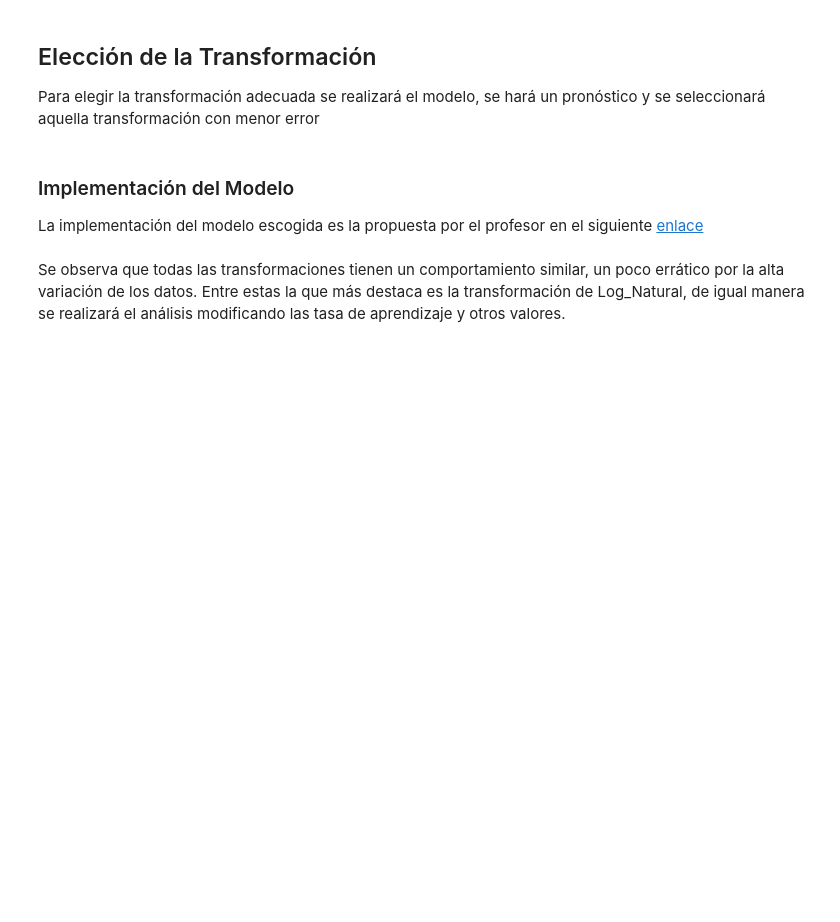
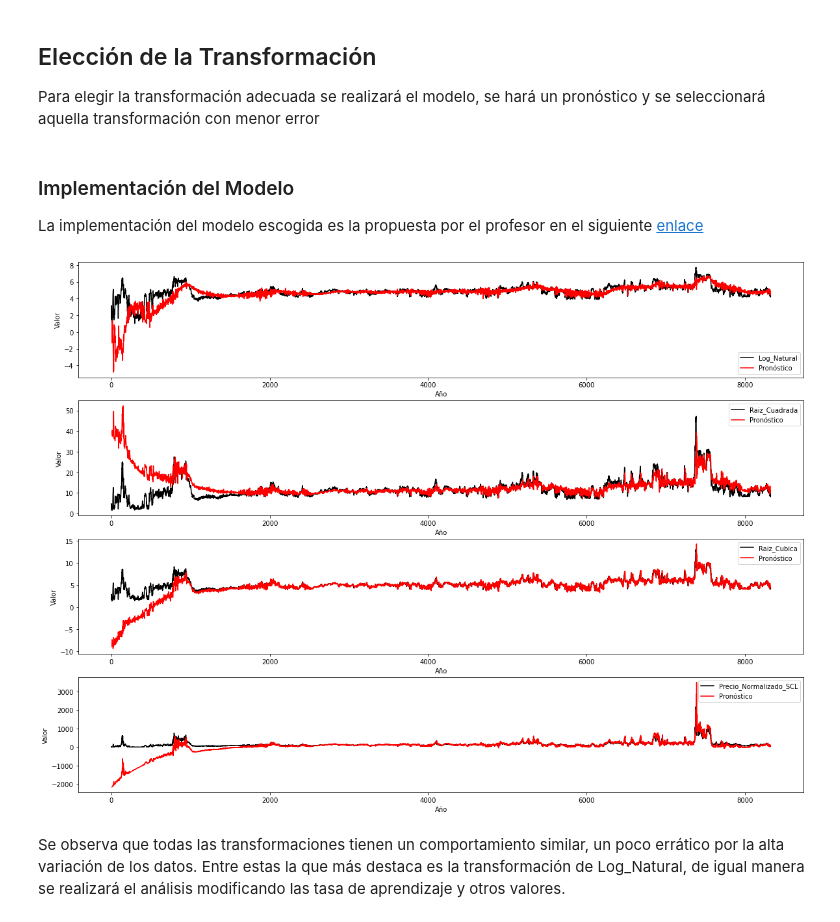
Before and after one commit to ANN-2019-2/evaluacion-saarboledaz, a Jupyter notebook: 01-precios.ipynb, the cells around one changed output. Cells and saved outputs as stored; diff of their text form; code cells hidden in the pictures; blank space fills up the shorter version.

```diff
--- a/01-precios.ipynb
+++ b/01-precios.ipynb
@@ -166,6 +209,8 @@ def transform(values,trans, inverse = False):
             return np.sqrt(values)
         elif (trans == "Raiz_Cubica"):
             return np.cbrt(values)
+        else:
+            return values
     else:
         if (trans == "Log_Natural"):
             return np.exp(values)
@@ -173,6 +218,8 @@ def transform(values,trans, inverse = False):
             return np.power(values,2)
         elif (trans == "Raiz_Cubica"):
             return np.power(values,4)
+        else:
+            return values
 
 ##Nuevo dataframe solo con los datos requeridos
 df_dict = {
@@ -182,8 +229,9 @@ df_dict = {
     "Precio_Normalizado": complete_df['Precio Normalizado']
 }
 df = pd.DataFrame(df_dict)
-transformations = ['Log_Natural','Raiz_Cuadrada', 'Raiz_Cubica']
+transformations = ['Log_Natural', 'Raiz_Cuadrada', 'Raiz_Cubica']
 for t in transformations:
     ##Le agregamos las distintas transformaciones al precio normalizado
     df[t] = transform(df['Precio_Normalizado'],t)
+df['Precio_Normalizado_SCL'] = df['Precio_Normalizado']
 df.describe()
@@ -274,7 +334,7 @@ class Adaline:
         u = np.dot(X, self.coef_) + self.intercept_
         return u
 # %%
-transformations = ['Log_Natural', 'Raiz_Cuadrada', 'Raiz_Cubica']
+transformations = ['Log_Natural', 'Raiz_Cuadrada', 'Raiz_Cubica','Precio_Normalizado_SCL']
 L = 7
 scalers = dict() ## Scalers para cada transformación
 desireds_d = dict() ## Deseados
@@ -306,13 +366,15 @@ for trans in transformations:
 # %%
 plt.figure(figsize=(20,15))
 for i in range(len(transformations)):
     trans = transformations[i]
-    plt.subplot(3,1,i+1)
+    plt.subplot(4,1,i+1)
     plt.xlabel('Año')
     plt.ylabel('Valor')
     plt.plot(desireds_d[trans], label=trans, color='black')
     plt.plot(range(L, len(desireds_d[trans])),forecasts_d[trans], label="Pronóstico", color='red')
     plt.legend()
+# %% [output]
+[figure, added]
 # %% [markdown]
 Se observa que todas las transformaciones tienen un comportamiento similar, un poco errático por la alta variación de los datos. Entre estas la que más destaca es la transformación de Log_Natural, de igual manera se realizará el análisis modificando las tasa de aprendizaje y otros valores.
 # %%
```
Also changed, not shown: parts of 22 cells of this notebook, 4 other files.
